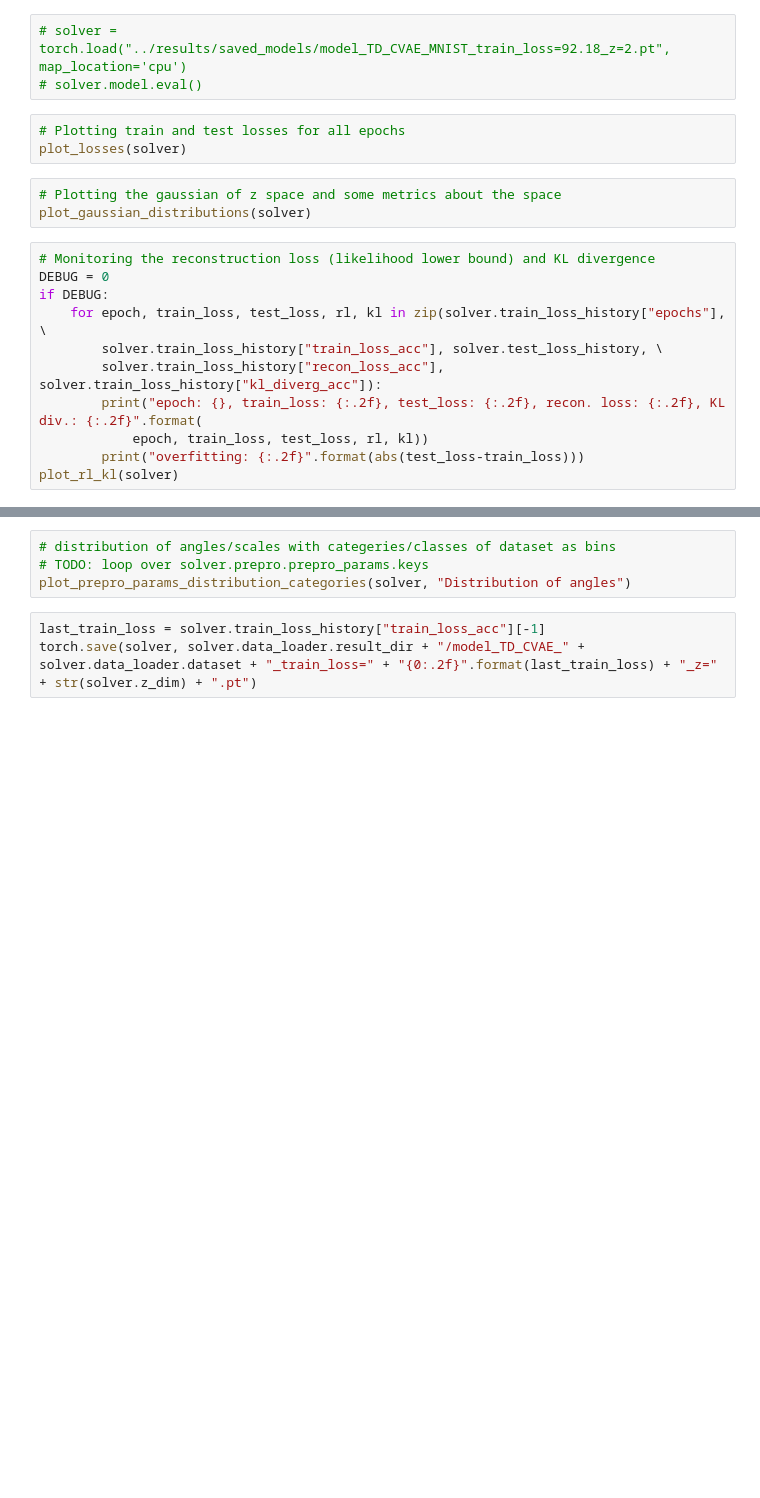
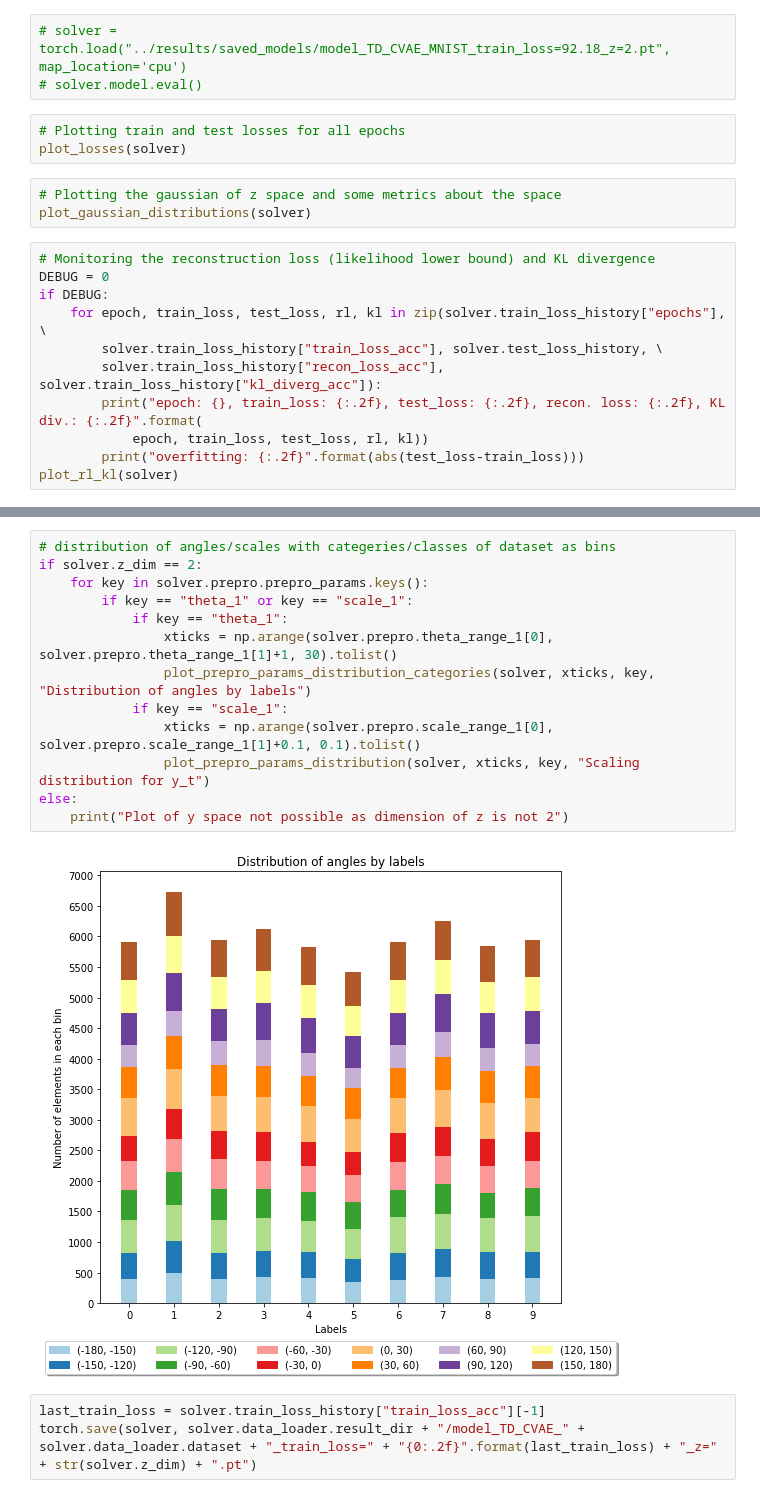
Before and after one commit to matthiasbrix/vae-models, a Jupyter notebook: src/3_tdcvae.ipynb, the cells around one changed output, grey strips where cells are left out. Drawn from its saved outputs; the diff is of its cells as text; blank space fills up the shorter version.

```diff
--- a/src/3_tdcvae.ipynb
+++ b/src/3_tdcvae.ipynb
@@ -139,7 +172,18 @@ plot_prepro_params_distribution(solver, xticks, "theta_1", "Angle distribution f
-# %%
-# distribution of angles/scales with categeries/classes of dataset as bins
-# TODO: loop over solver.prepro.prepro_params.keys
-plot_prepro_params_distribution_categories(solver, "Distribution of angles")
+# %%
+# distribution of angles/scales with categeries/classes of dataset as bins
+if solver.z_dim == 2:
+    for key in solver.prepro.prepro_params.keys():
+        if key == "theta_1" or key == "scale_1":
+            if key == "theta_1":
+                xticks = np.arange(solver.prepro.theta_range_1[0], solver.prepro.theta_range_1[1]+1, 30).tolist()
+                plot_prepro_params_distribution_categories(solver, xticks, key, "Distribution of angles by labels")
+            if key == "scale_1":
+                xticks = np.arange(solver.prepro.scale_range_1[0], solver.prepro.scale_range_1[1]+0.1, 0.1).tolist()
+                plot_prepro_params_distribution(solver, xticks, key, "Scaling distribution for y_t")
+else:
+    print("Plot of y space not possible as dimension of z is not 2")
+# %% [output]
+[figure, added]
 # %%
 last_train_loss = solver.train_loss_history["train_loss_acc"][-1]
 torch.save(solver, solver.data_loader.result_dir + "/model_TD_CVAE_" + solver.data_loader.dataset + "_train_loss=" + "{0:.2f}".format(last_train_loss) + "_z=" + str(solver.z_dim) + ".pt")
```
Also changed, not shown: parts of 8 cells of this notebook, 1 other file.
